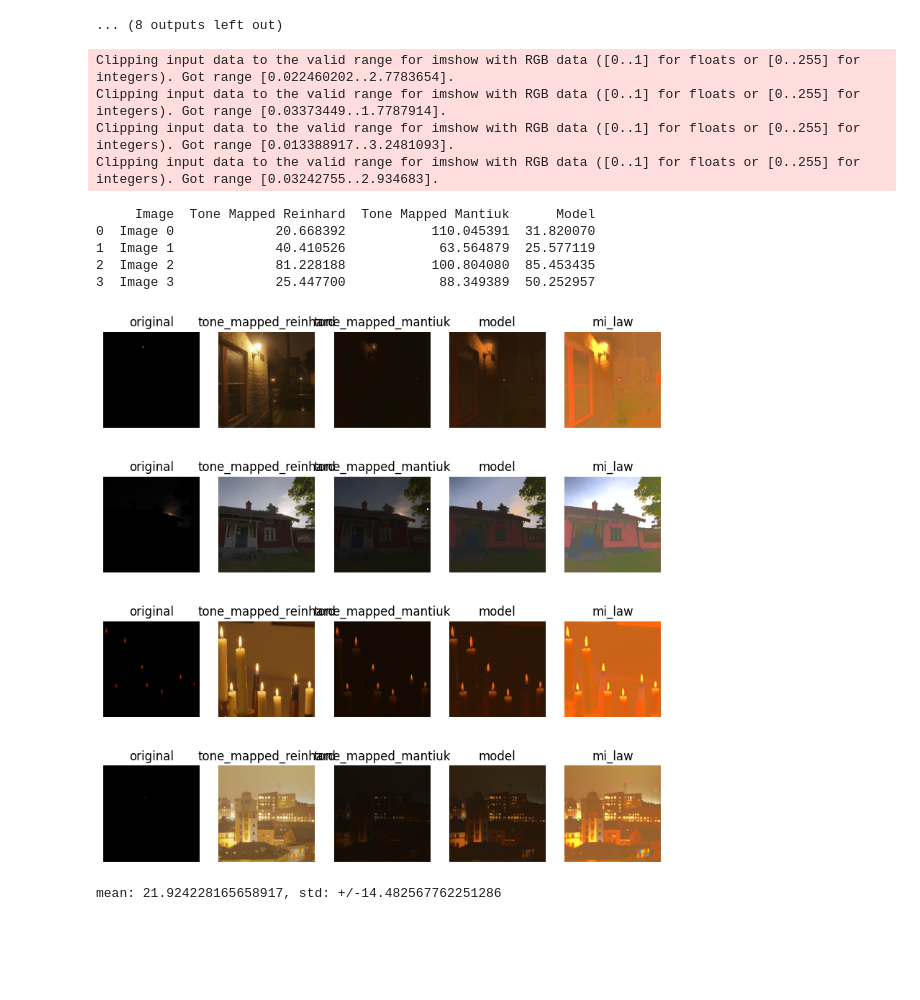
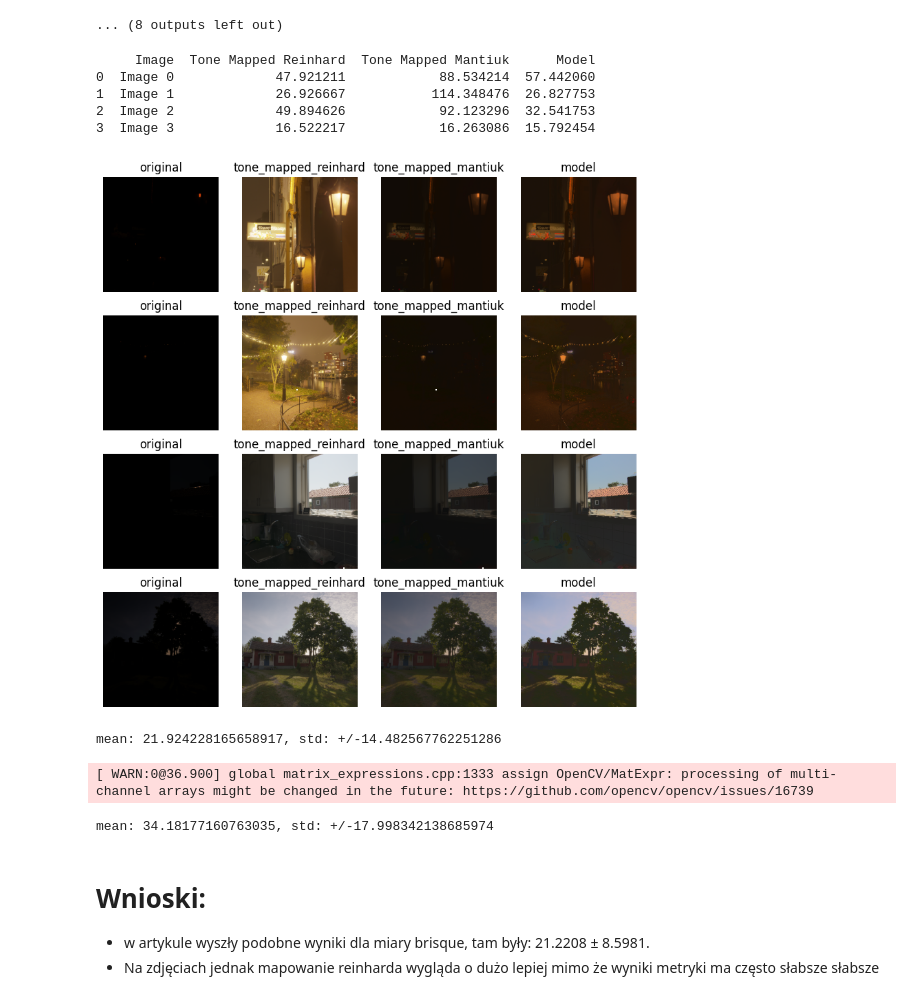
Before and after one commit to twezowic/SIGK, a Jupyter notebook: lab2/note.ipynb, the cells around one changed output. Saved outputs shown, nothing was run; the diff lists cells and outputs as text; code cells hidden in the pictures; blank space fills up the shorter version.

```diff
--- a/lab2/note.ipynb
+++ b/lab2/note.ipynb
@@ -353,12 +308,12 @@ def color_correction(img_in, img_out, s=0.6):
 
     return l_out * (img_in / l_in) ** s
 # %%
-torch.save(model, 'patch_size11_20.pth')
-# torch.load('100epochs.pth', weights_only=False)
+# torch.save(model, 'patch_size11_20.pth')
+model = torch.load('patch_size11_20.pth', weights_only=False)
 # %%
 model.eval()
 
-fig, axes = plt.subplots(4, 5, figsize=(10, 10))
+fig, axes = plt.subplots(4, 4, figsize=(10, 10))
 results = []
 
 for i in range(4):
@@ -377,46 +332,42 @@ for i in range(4):
     axes[i, 0].imshow(fix_colors(image_org))
     axes[i, 0].axis('off')
     axes[i, 0].set_title("original")
 
     axes[i, 1].imshow(fix_colors(tone_mapped_reinhard))
     axes[i, 1].axis('off')
     axes[i, 1].set_title("tone_mapped_reinhard")
 
     axes[i, 2].imshow(fix_colors(tone_mapped_mantiuk))
     axes[i, 2].axis('off')
     axes[i, 2].set_title("tone_mapped_mantiuk")
 
     axes[i, 3].imshow(fix_colors(result_corrected))
     axes[i, 3].axis('off')
     axes[i, 3].set_title("model")
 
-    axes[i, 4].imshow(fix_colors(color_correction(image_org, mi_img(image1).numpy().transpose(1, 2, 0))))
-    axes[i, 4].axis('off')
-    axes[i, 4].set_title("mi_law")
+    # axes[i, 4].imshow(fix_colors(color_correction(image_org, mi_img(image1).numpy().transpose(1, 2, 0))))
+    # axes[i, 4].axis('off')
+    # axes[i, 4].set_title("mi_law")
 
     eval_reinhard = evaluate_image(image=tone_mapped_reinhard)
     eval_mantiuk = evaluate_image(image=tone_mapped_mantiuk)
     eval_model = evaluate_image(image=result_corrected)
 
     results.append({
         'Image': f'Image {i}',
         'Tone Mapped Reinhard': eval_reinhard,
         'Tone Mapped Mantiuk': eval_mantiuk,
         'Model': eval_model
     })
 
 print(pd.DataFrame(results))
 # %% [output]
-Clipping input data to the valid range for imshow with RGB data ([0..1] for floats or [0..255] for integers). Got range [0.022460202..2.7783654].
-Clipping input data to the valid range for imshow with RGB data ([0..1] for floats or [0..255] for integers). Got range [0.03373449..1.7787914].
-Clipping input data to the valid range for imshow with RGB data ([0..1] for floats or [0..255] for integers). Got range [0.013388917..3.2481093].
-Clipping input data to the valid range for imshow with RGB data ([0..1] for floats or [0..255] for integers). Got range [0.03242755..2.934683].
+     Image  Tone Mapped Reinhard  Tone Mapped Mantiuk      Model
+0  Image 0             47.921211            88.534214  57.442060
+1  Image 1             26.926667           114.348476  26.827753
+2  Image 2             49.894626            92.123296  32.541753
+3  Image 3             16.522217            16.263086  15.792454
-     Image  Tone Mapped Reinhard  Tone Mapped Mantiuk      Model
-0  Image 0             20.668392           110.045391  31.820070
-1  Image 1             40.410526            63.564879  25.577119
-2  Image 2             81.228188           100.804080  85.453435
-3  Image 3             25.447700            88.349389  50.252957
-[figure, old version]
+[figure, new version]
 # %%
 model.eval()
 
@@ -437,3 +388,20 @@ brisques = np.array(brisques)
 print(f"mean: {brisques.mean()}, std: +/-{brisques.std()}")
 # %% [output]
 mean: 21.924228165658917, std: +/-14.482567762251286
+# %%
+brisques = []
+
+for img in val_dataset:
+    img = clip(img.numpy().transpose(1, 2, 0))
+    eval_model = evaluate_image(image=tone_map_reinhard(img))
+    brisques.append(eval_model)
+
+brisques = np.array(brisques)
+print(f"mean: {brisques.mean()}, std: +/-{brisques.std()}")
+# %% [output]
+[ WARN:0@36.900] global matrix_expressions.cpp:1333 assign OpenCV/MatExpr: processing of multi-channel arrays might be changed in the future: https://github.com/opencv/opencv/issues/16739
+mean: 34.18177160763035, std: +/-17.998342138685974
+# %% [markdown]
+# Wnioski:
+- w artykule wyszły podobne wyniki dla miary brisque, tam były: 21.2208 ± 8.5981.
+- Na zdjęciach jednak mapowanie reinharda wygląda o dużo lepiej mimo że wyniki metryki ma często słabsze słabsze
```
Also changed, not shown: parts of 2 cells of this notebook, 3 other files.
